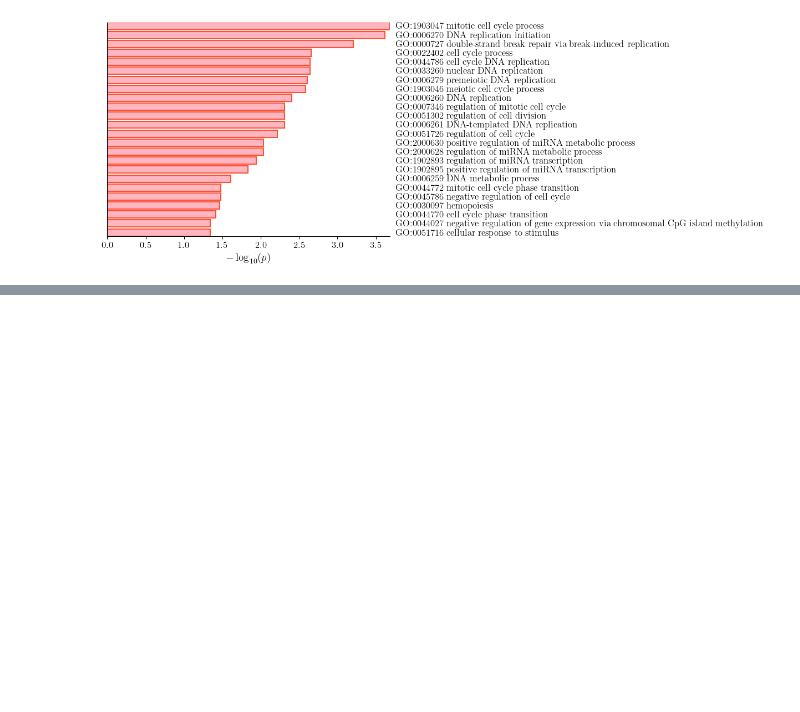
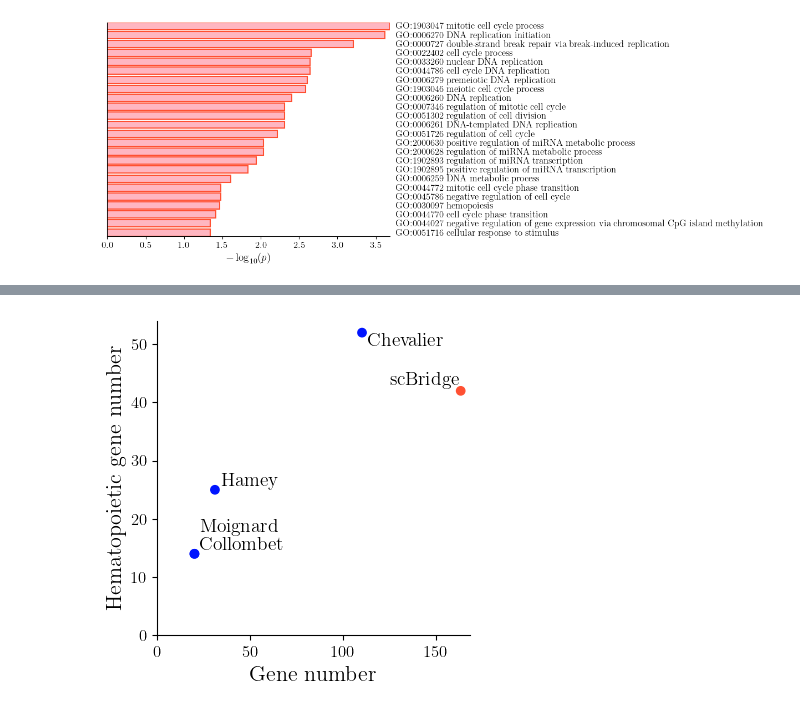
Before and after one commit to Theo-Roncalli/scbridge-case-studies, a Jupyter notebook: hematopoiesis_case_study.ipynb, the cells around one changed output, grey strips where cells are left out. Cells and saved outputs as stored; diff of their text form; code cells hidden in the pictures; blank space fills up the shorter version.

```diff
--- a/hematopoiesis_case_study.ipynb
+++ b/hematopoiesis_case_study.ipynb
@@ -363,0 +392,66 @@ plt.close()
+# %%
+# Absolute hematopoietic gene recovery across models
+
+x = [len(gene) for gene in genes.values()]
+y = enlarged_hematopoiesis_number.values()
+
+colors = [
+    bt.sct.pl.get_color("red") if model == "scBridge" else bt.sct.pl.get_color("blue")
+    for model in enlarged_hematopoiesis_number.keys()
+]
+
+fig, ax = plt.subplots(figsize=(4, 4))
+
+ax.scatter(
+    x,
+    y,
+    c=colors,
+    alpha=1
+)
+
+for k, xi, yi in zip(enlarged_hematopoiesis_number.keys(), x, y):
+    if k == "scBridge":
+        ax.text(
+            xi,
+            yi+0.3,
+            k,
+            fontsize=14,
+            ha="right",
+            va="bottom"
+        )
+    elif k == "Moignard":
+        ax.text(
+            xi + 3,
+            yi +3,
+            k,
+            fontsize=14,
+            ha="left",
+            va="bottom"
+        )
+    else:
+        ax.text(
+            xi + 3,
+            yi,
+            k,
+            fontsize=14,
+            ha="left",
+            va="bottom" if k != "Chevalier" else "top"
+        )
+
+ax.set_xlim(0, max(x) + 5)
+ax.set_ylim(0, max(y) + 2)
+#ax.set_yticks([5, 10, 15, 20])
+
+ax.set_xlabel("Gene number", fontsize=16)
+ax.set_ylabel("Hematopoietic gene number", fontsize=16)
+
+plt.tight_layout()
+plt.show()
+#plt.savefig(
+#    "hematopoietic_gene_recovery.pdf",
+#    dpi=300,
+#    bbox_inches="tight"
+#)
+plt.close()
+# %% [output]
+[figure, added]
```
Also changed, not shown: parts of 10 cells of this notebook.
